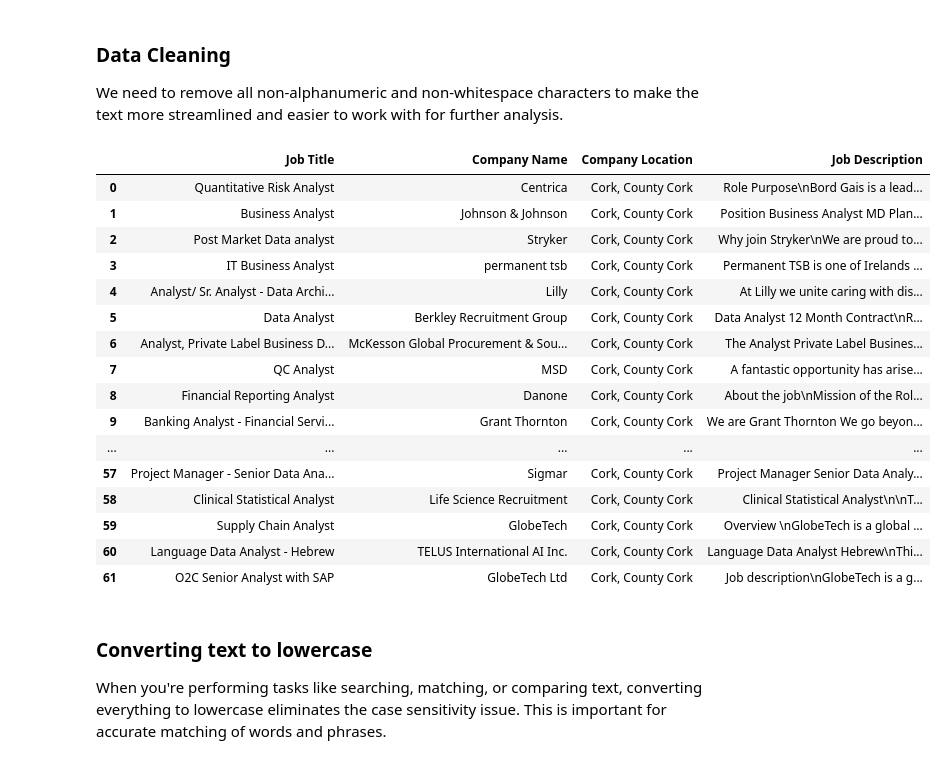
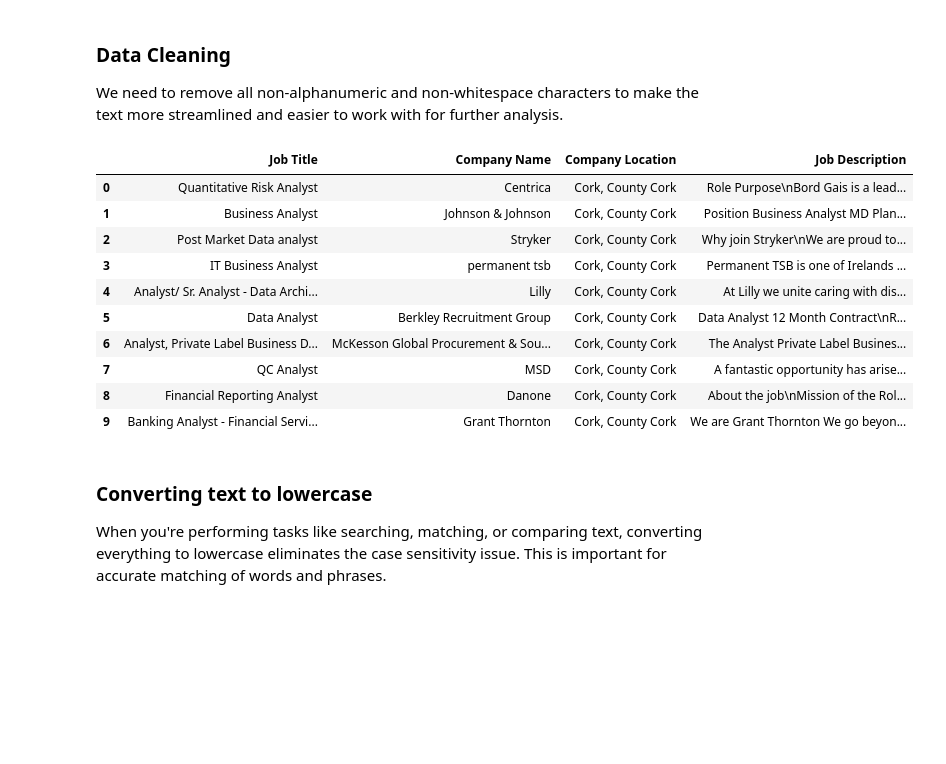
Before and after one commit to zapod838/Job-skill-analysis-cork, a Jupyter notebook: demanding-skills-in-cork_final.ipynb, the cells around one changed output. Drawn from its saved outputs; the diff is of its cells as text; code cells hidden in the pictures; blank space fills up the shorter version.

```diff
--- a/demanding-skills-in-cork_final.ipynb
+++ b/demanding-skills-in-cork_final.ipynb
@@ -80,25 +80,19 @@ cork_job.head(10)
 We need to remove all non-alphanumeric and non-whitespace characters to make the text more streamlined and easier to work with for further analysis.
 # %%
 cork_job['Job Description'] = cork_job['Job Description'].str.replace('[^\w\s]', '')
-cork_job
+cork_job.head(10)
 # %% [output]
 |  | Job Title | Company Name | Company Location | Job Description |
 | 0 | Quantitative Risk Analyst | Centrica | Cork, County Cork | Role Purpose\nBord Gais is a lead... |
 | 1 | Business Analyst | Johnson & Johnson | Cork, County Cork | Position Business Analyst MD Plan... |
 | 2 | Post Market Data analyst | Stryker | Cork, County Cork | Why join Stryker\nWe are proud to... |
 | 3 | IT Business Analyst | permanent tsb | Cork, County Cork | Permanent TSB is one of Irelands ... |
 | 4 | Analyst/ Sr. Analyst - Data Archi... | Lilly | Cork, County Cork | At Lilly we unite caring with dis... |
 | 5 | Data Analyst | Berkley Recruitment Group | Cork, County Cork | Data Analyst 12 Month Contract\nR... |
 | 6 | Analyst, Private Label Business D... | McKesson Global Procurement & Sou... | Cork, County Cork | The Analyst Private Label Busines... |
 | 7 | QC Analyst | MSD | Cork, County Cork | A fantastic opportunity has arise... |
 | 8 | Financial Reporting Analyst | Danone | Cork, County Cork | About the job\nMission of the Rol... |
 | 9 | Banking Analyst - Financial Servi... | Grant Thornton | Cork, County Cork | We are Grant Thornton We go beyon... |
-| ... | ... | ... | ... | ... |
-| 57 | Project Manager - Senior Data Ana... | Sigmar | Cork, County Cork | Project Manager Senior Data Analy... |
-| 58 | Clinical Statistical Analyst | Life Science Recruitment | Cork, County Cork | Clinical Statistical Analyst\n\nT... |
-| 59 | Supply Chain Analyst | GlobeTech | Cork, County Cork | Overview \nGlobeTech is a global ... |
-| 60 | Language Data Analyst - Hebrew | TELUS International AI Inc. | Cork, County Cork | Language Data Analyst Hebrew\nThi... |
-| 61 | O2C Senior Analyst with SAP | GlobeTech Ltd | Cork, County Cork | Job description\nGlobeTech is a g... |
 # %% [markdown]
 ### Converting text to lowercase
 When you're performing tasks like searching, matching, or comparing text, converting everything to lowercase eliminates the case sensitivity issue. This is important for accurate matching of words and phrases.
```
Also changed, not shown: parts of 5 cells of this notebook.
